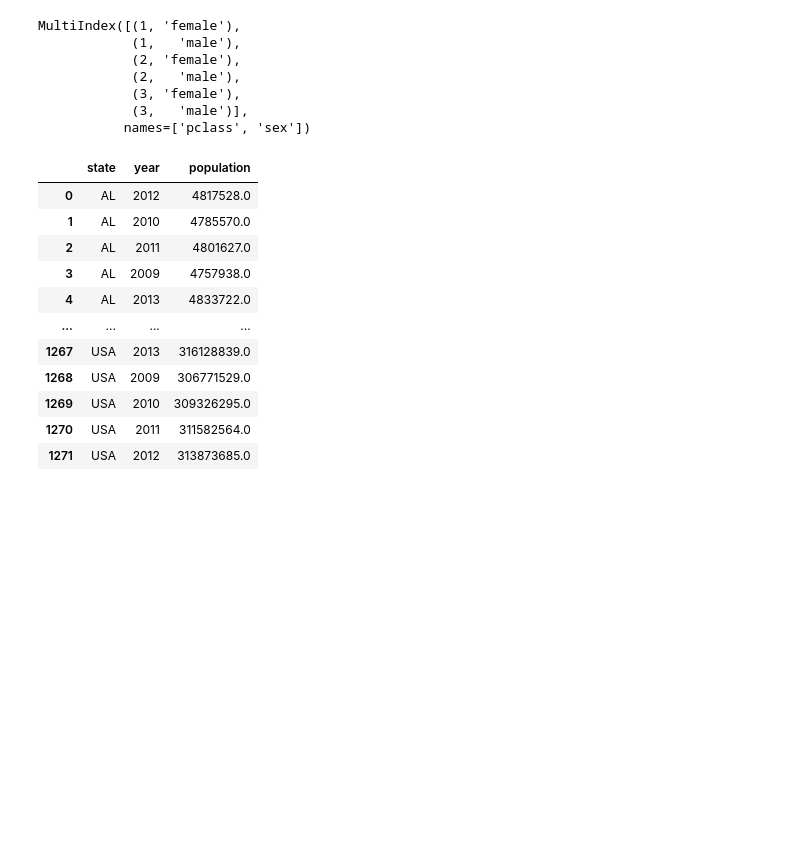
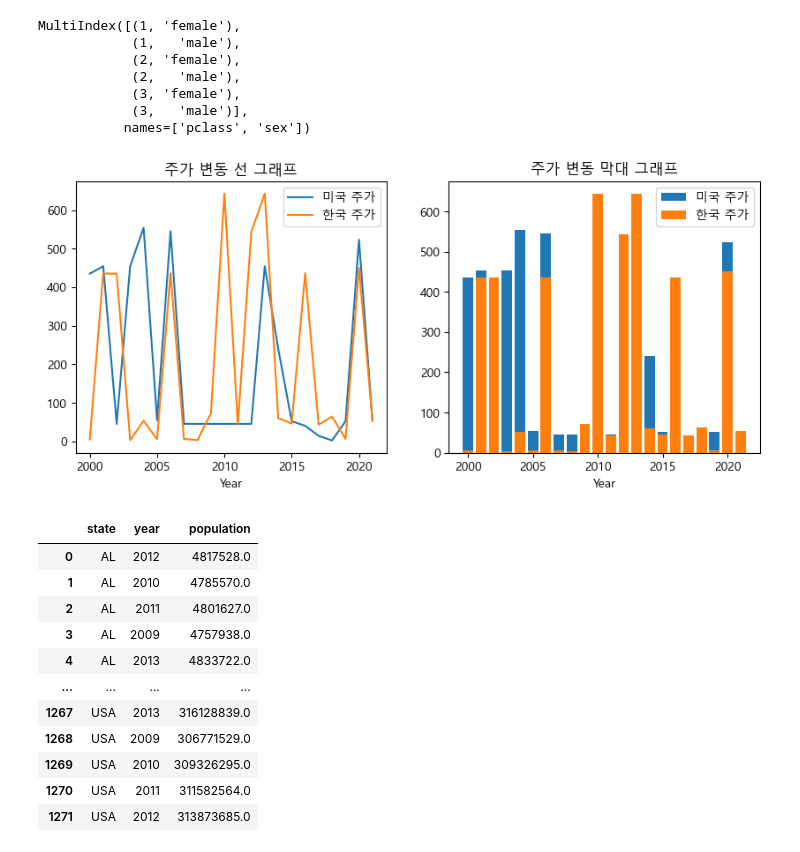
Before and after one commit to minseok06/python, a Jupyter notebook: 18강.ipynb, the cells around one changed output. Drawn from its saved outputs; the diff is of its cells as text; code cells hidden in the pictures; blank space fills up the shorter version.

```diff
--- a/18강.ipynb
+++ b/18강.ipynb
@@ -23,6 +23,30 @@ MultiIndex([(1, 'female'),
             (3, 'female'),
             (3,   'male')],
            names=['pclass', 'sex'])
+# %%
+u = [435,454,45,454,554,54,545,45,45,45,45,45,45,454,240,52,40,14,2,52,523,53]
+k = [5,435,435,3,53,5,436,6,3,72,643,43,543,643,60,46,436,43,64,6,450,54]
+year = [2000,2001,2002,2003,2004,2005,2006,2007,2008,2009,2010,
+        2011,2012,2013,2014,2015,2016,2017,2018,2019,2020,2021]
+
+plt.rc('font', family='Malgun Gothic')
+plt.figure(figsize=(10,4))
+plt.subplot(1,2,1)
+plt.title('주가 변동 선 그래프')
+plt.plot(year, u, label='미국 주가')
+plt.plot(year, k, label='한국 주가')
+plt.xlabel('Year')
+plt.legend()
+
+plt.subplot(1,2,2)
+plt.title('주가 변동 막대 그래프')
+plt.bar(year, u, label='미국 주가')
+plt.bar(year, k, label='한국 주가')
+plt.xlabel('Year')
+plt.legend()
+plt.show()
+# %% [output]
+[figure, new version]
 # %%
 pops = pd.read_csv('data/state_pops.csv')
 pops
```
Also changed, not shown: parts of 31 cells of this notebook.
